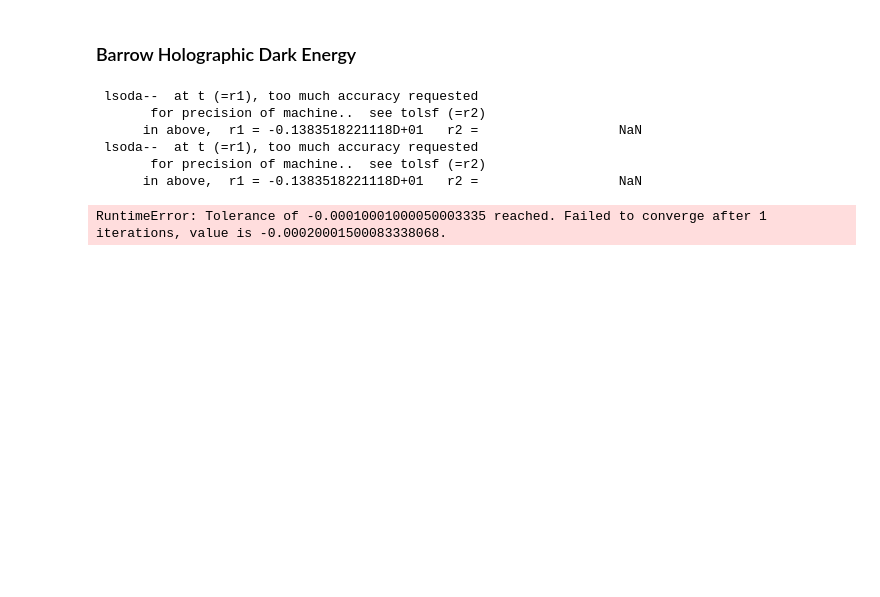
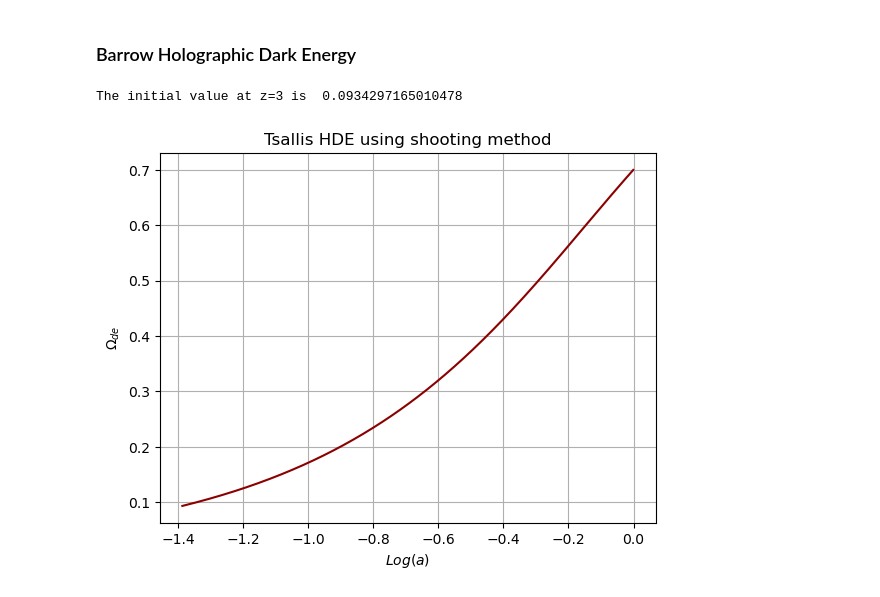
Before and after one commit to xlxnsxzpxtx/HolographicDE, a Jupyter notebook: holographics_models.ipynb, the cells around one changed output. Drawn from its saved outputs; the diff is of its cells as text; code cells hidden in the pictures; blank space fills up the shorter version.

```diff
--- a/holographics_models.ipynb
+++ b/holographics_models.ipynb
@@ -205,42 +205,34 @@ The initial value at z=3 is  0.1463661929152792
 # %% [markdown]
 ### Barrow Holographic Dark Energy
 # %%
-# Define global constants
-d = [0.001, 0.1,0.5, 0.75,1.0,2]
-c = 0.8
 
-def barrow_model000(Omega, x):
-    ex = (1/2*d[0])
-    dOmega = Omega*(1-Omega)*(1 + d[0] + (2 - d[0])*((Omega/c**2)**(ex)))
+# Define the Barrow model
+def barrow_model000(Omega, x, d=0.5, c=0.8):
+    dOmega = Omega * (1 - Omega) * (1 + d + (2 - d) * ((Omega / c ** 2) ** (1. / (2 * d))))
     return dOmega
 
-# define the interval on Log(a)
+# Define the interval on Log(a)
 x_loga = np.linspace(np.log(1/(1+3)), np.log(0.999), 500)
 
-# find the root of the function
-
-def barrow_root(Omega_0 , Ode0=0.7):
-
-    result_loga_barrow = odeint(barrow_model000, Omega_0*10**(-5),x_loga)
+# Find the root of the function
+def barrow_root(Omega_0, Ode0=0.7):
+    result_loga_barrow = odeint(barrow_model000, Omega_0*10**(-5), x_loga)
     return result_loga_barrow[-1] - Ode0
 
 # Using the Newton method to optimize
-s = optimize.newton(barrow_root,np.log(0.9999))
-# solving again the function with the initial value found
-#sol_barrow_shooting =odeint(barrow_model000, s*10**(-5), x_loga)
+s1 = optimize.newton(barrow_root, np.log(0.9999))
 
-# plot the solution
-#plt.plot(x_loga, sol_barrow_shooting,color='darkred',)
-#print('The initial value at z=3 is ', float(sol_barrow_shooting[0]))
-#plt.xlabel('$Log(a)$')
-#plt.ylabel('$\Omega_{de}$')
-#plt.title('Tsallis HDE using shooting method')
-#plt.grid()
+# Solving again the function with the initial value found
+sol_barrow_shooting = odeint(barrow_model000, s1*10**(-5), x_loga)
+
+# Plot the solution
+plt.plot(x_loga, sol_barrow_shooting, color='darkred')
+print('The initial value at z=3 is ', float(sol_barrow_shooting[0]))
+plt.xlabel('$Log(a)$')
+plt.ylabel('$\Omega_{de}$')
+plt.title('Tsallis HDE using shooting method')
+plt.grid()
+plt.show()
 # %% [output]
- lsoda--  at t (=r1), too much accuracy requested
-       for precision of machine..  see tolsf (=r2)
-      in above,  r1 = -0.1383518221118D+01   r2 =                  NaN
- lsoda--  at t (=r1), too much accuracy requested
-       for precision of machine..  see tolsf (=r2)
-      in above,  r1 = -0.1383518221118D+01   r2 =                  NaN
+The initial value at z=3 is  0.0934297165010478
-RuntimeError: Tolerance of -0.00010001000050003335 reached. Failed to converge after 1 iterations, value is -0.00020001500083338068.
+[figure, added]
```
Also changed, not shown: parts of 2 cells of this notebook.
